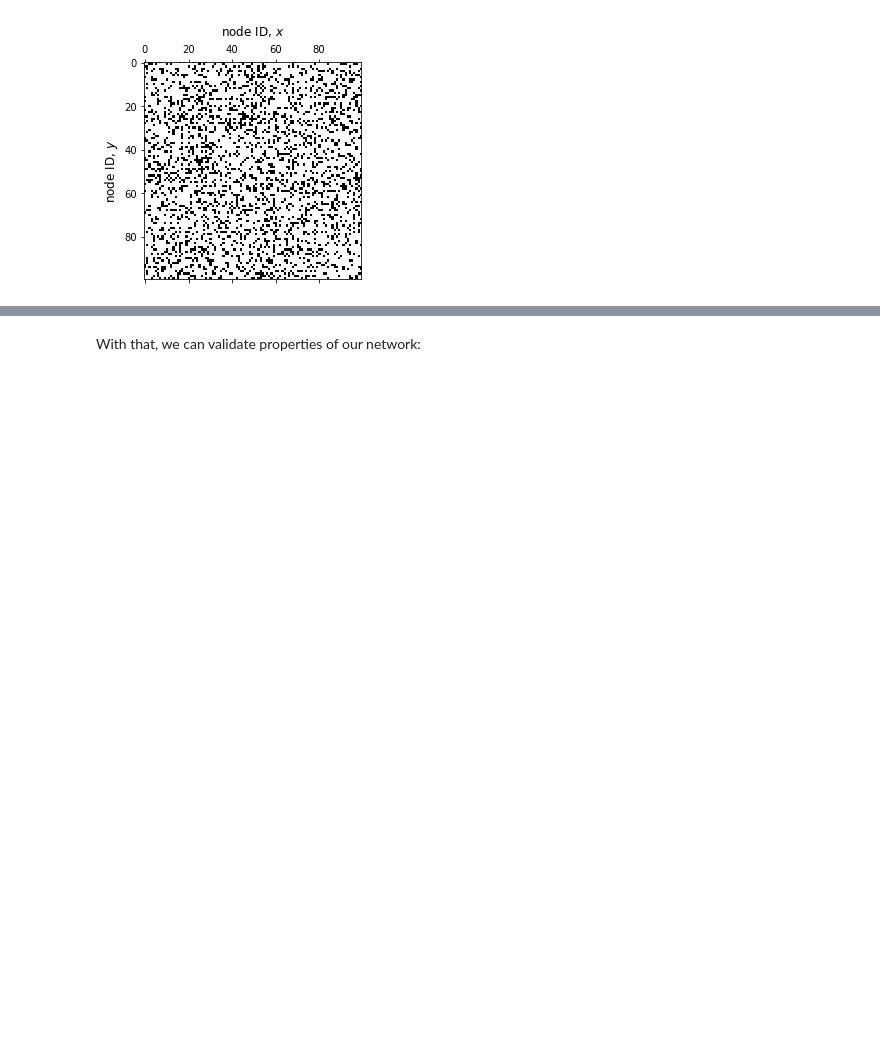
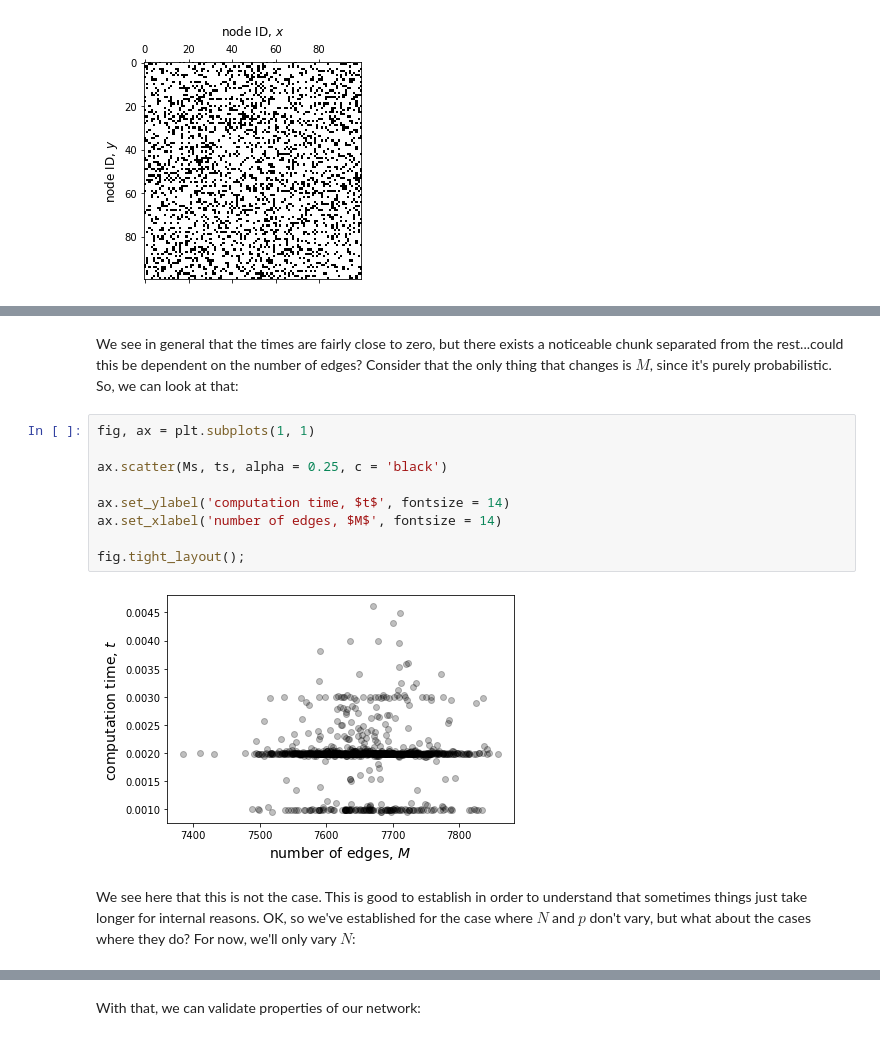
Before and after one commit to ubsuny/MC_RandomNetworks-RaspiZero, a Jupyter notebook: network_analysis.ipynb, the cells around one changed output, grey strips where cells are left out. Cells and saved outputs as stored; diff of their text form; blank space fills up the shorter version.

```diff
--- a/network_analysis.ipynb
+++ b/network_analysis.ipynb
@@ -38,0 +71,15 @@ fig, ax = G.plot_graph()
+# %% [markdown]
+We see in general that the times are fairly close to zero, but there exists a noticeable chunk separated from the rest...could this be dependent on the number of edges? Consider that the only thing that changes is $M$, since it's purely probabilistic.  So, we can look at that:
+# %%
+fig, ax = plt.subplots(1, 1)
+
+ax.scatter(Ms, ts, alpha = 0.25, c = 'black')
+
+ax.set_ylabel('computation time, $t$', fontsize = 14)
+ax.set_xlabel('number of edges, $M$', fontsize = 14)
+
+fig.tight_layout();
+# %% [output]
+[figure, added]
+# %% [markdown]
+We see here that this is not the case.  This is good to establish in order to understand that sometimes things just take longer for internal reasons.  OK, so we've established for the case where $N$ and $p$ don't vary, but what about the cases where they do? For now, we'll only vary $N$:
```
Also changed, not shown: parts of 15 cells of this notebook.
